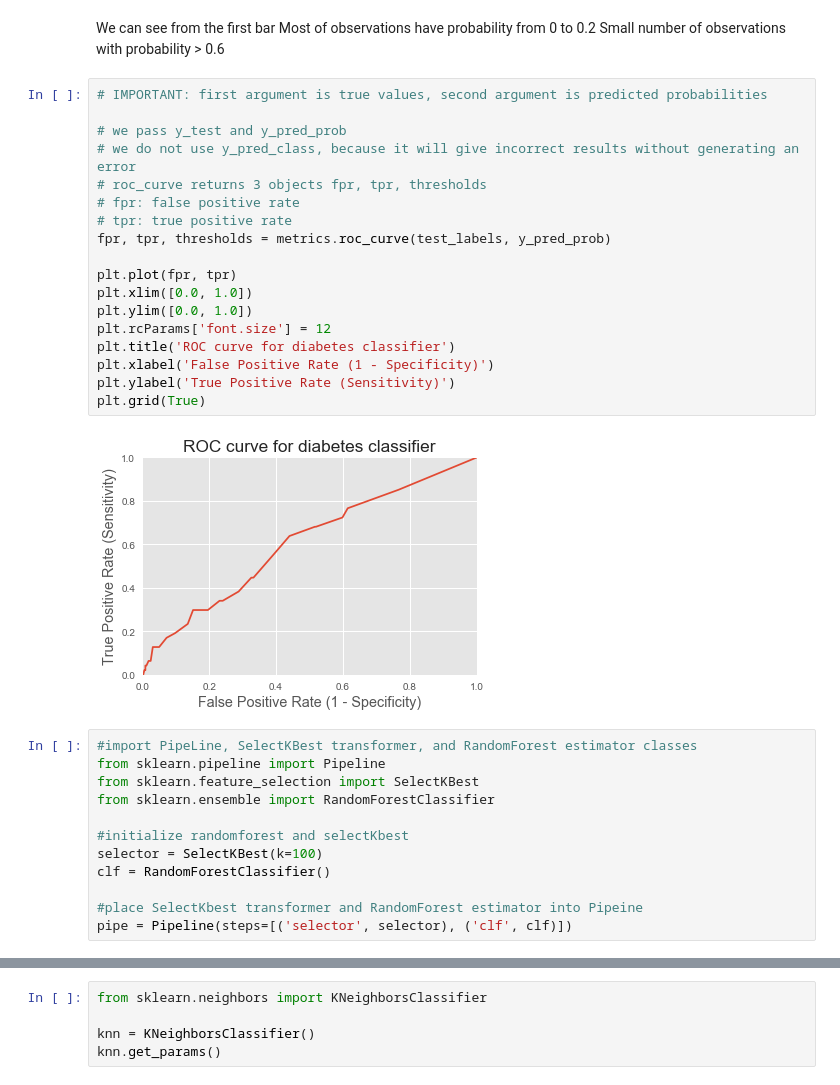
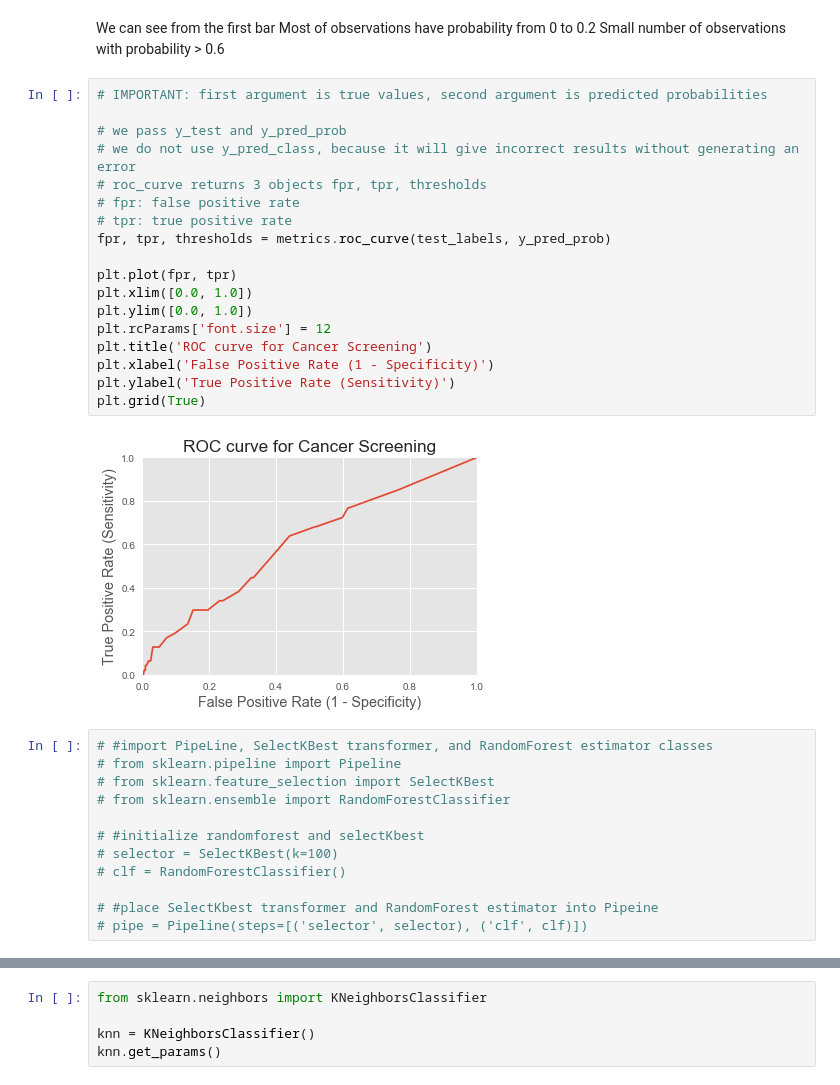
Before and after one commit to rvsaatvik/Predicting-Cervical-Cancer, a Jupyter notebook: Capstone2/Capstone2_CervicalCancer.ipynb, the cells around one changed output, grey strips where cells are left out. Cells and saved outputs as stored; diff of their text form.

```diff
--- a/Capstone2/Cleanup_Notebook.ipynb
+++ b/Capstone2/Capstone2_CervicalCancer.ipynb
@@ -624,32 +628,32 @@ Small number of observations with probability > 0.6
 # %%
 # IMPORTANT: first argument is true values, second argument is predicted probabilities
 
 # we pass y_test and y_pred_prob
 # we do not use y_pred_class, because it will give incorrect results without generating an error
 # roc_curve returns 3 objects fpr, tpr, thresholds
 # fpr: false positive rate
 # tpr: true positive rate
 fpr, tpr, thresholds = metrics.roc_curve(test_labels, y_pred_prob)
 
 plt.plot(fpr, tpr)
 plt.xlim([0.0, 1.0])
 plt.ylim([0.0, 1.0])
 plt.rcParams['font.size'] = 12
-plt.title('ROC curve for diabetes classifier')
+plt.title('ROC curve for Cancer Screening')
 plt.xlabel('False Positive Rate (1 - Specificity)')
 plt.ylabel('True Positive Rate (Sensitivity)')
 plt.grid(True)
 # %% [output]
-[figure, old version]
+[figure, new version]
 # %%
-#import PipeLine, SelectKBest transformer, and RandomForest estimator classes
-from sklearn.pipeline import Pipeline
-from sklearn.feature_selection import SelectKBest
-from sklearn.ensemble import RandomForestClassifier
+# #import PipeLine, SelectKBest transformer, and RandomForest estimator classes
+# from sklearn.pipeline import Pipeline
+# from sklearn.feature_selection import SelectKBest
+# from sklearn.ensemble import RandomForestClassifier
 
-#initialize randomforest and selectKbest
-selector = SelectKBest(k=100)
-clf = RandomForestClassifier()
+# #initialize randomforest and selectKbest
+# selector = SelectKBest(k=100)
+# clf = RandomForestClassifier()
 
-#place SelectKbest transformer and RandomForest estimator into Pipeine
-pipe = Pipeline(steps=[('selector', selector), ('clf', clf)])
+# #place SelectKbest transformer and RandomForest estimator into Pipeine
+# pipe = Pipeline(steps=[('selector', selector), ('clf', clf)])
```
Also changed, not shown: parts of 28 cells of this notebook.
